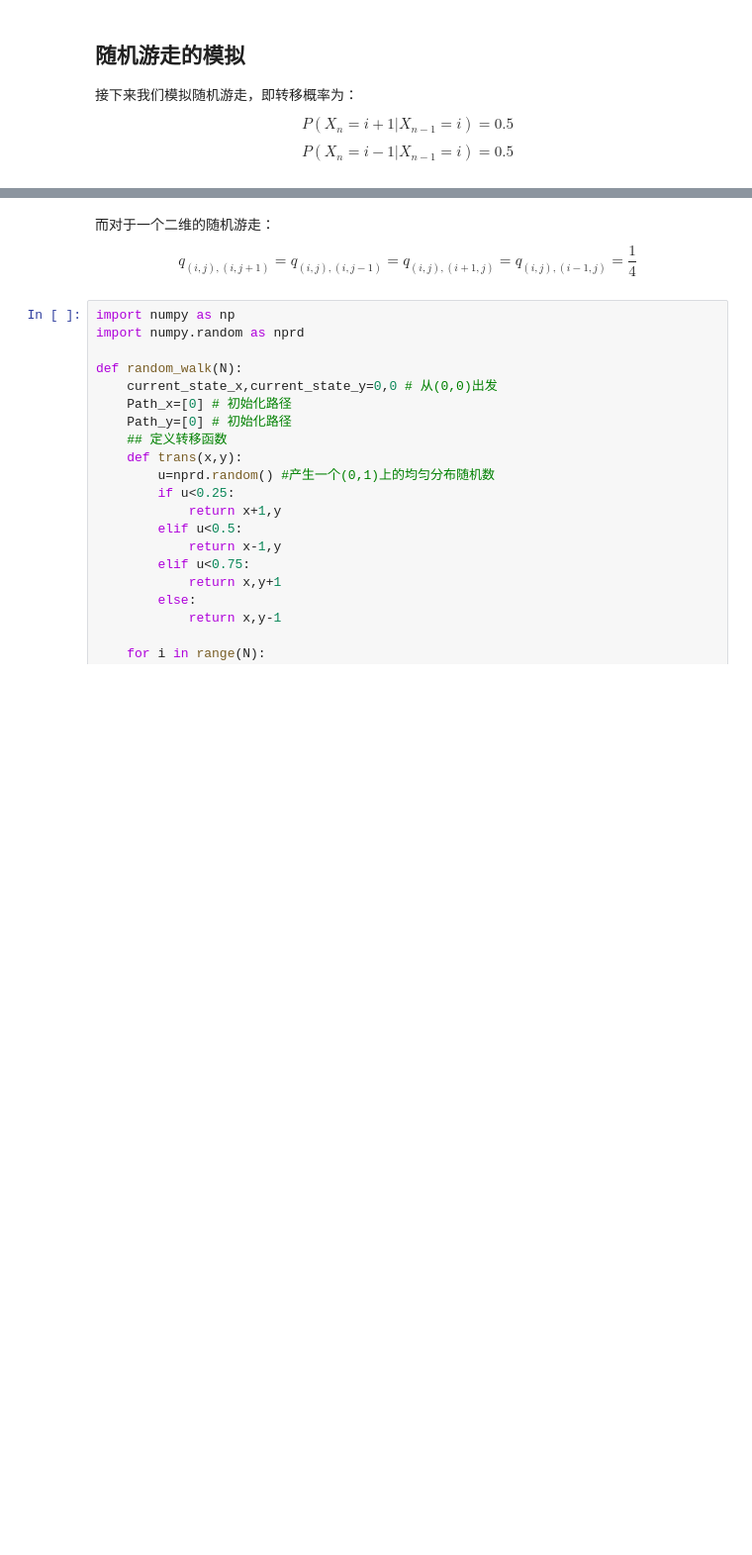
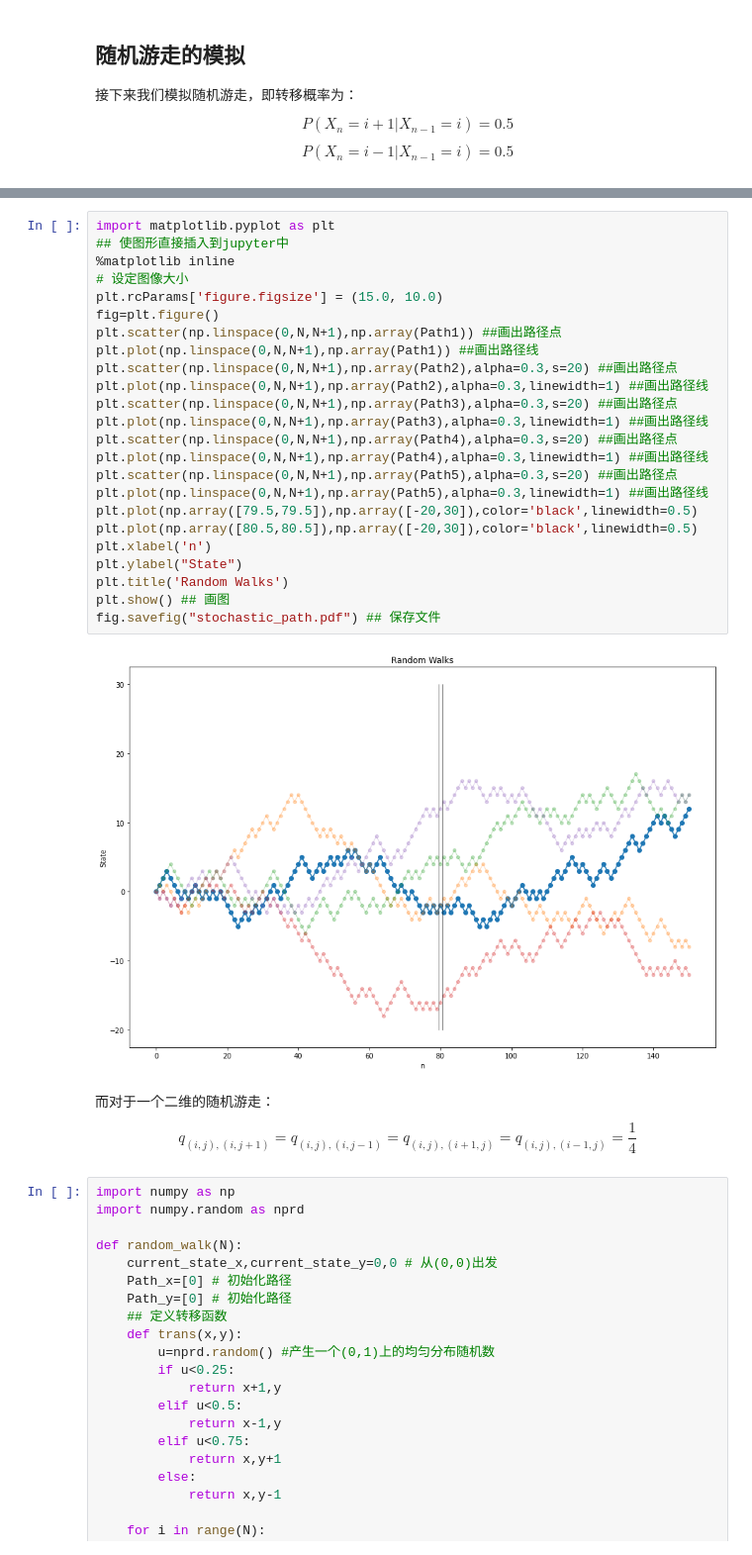
Before and after one commit to sijichun/MathStatsCode, a Jupyter notebook: notebook_python/DiscreteMarkov.ipynb, the cells around one changed output, grey strips where cells are left out. Shown at 99% size. Saved outputs shown, nothing was run; the diff lists cells and outputs as text; blank space fills up the shorter version.

Commit message:
modify style of path

```diff
--- a/notebook_python/DiscreteMarkov.ipynb
+++ b/notebook_python/DiscreteMarkov.ipynb
@@ -113,3 +113,29 @@ fig.savefig("markov_random_walk.pdf") ## 保存文件
+# %%
+import matplotlib.pyplot as plt
+## 使图形直接插入到jupyter中
+%matplotlib inline
+# 设定图像大小
+plt.rcParams['figure.figsize'] = (15.0, 10.0)
+fig=plt.figure()
+plt.scatter(np.linspace(0,N,N+1),np.array(Path1)) ##画出路径点
+plt.plot(np.linspace(0,N,N+1),np.array(Path1)) ##画出路径线
+plt.scatter(np.linspace(0,N,N+1),np.array(Path2),alpha=0.3,s=20) ##画出路径点
+plt.plot(np.linspace(0,N,N+1),np.array(Path2),alpha=0.3,linewidth=1) ##画出路径线
+plt.scatter(np.linspace(0,N,N+1),np.array(Path3),alpha=0.3,s=20) ##画出路径点
+plt.plot(np.linspace(0,N,N+1),np.array(Path3),alpha=0.3,linewidth=1) ##画出路径线
+plt.scatter(np.linspace(0,N,N+1),np.array(Path4),alpha=0.3,s=20) ##画出路径点
+plt.plot(np.linspace(0,N,N+1),np.array(Path4),alpha=0.3,linewidth=1) ##画出路径线
+plt.scatter(np.linspace(0,N,N+1),np.array(Path5),alpha=0.3,s=20) ##画出路径点
+plt.plot(np.linspace(0,N,N+1),np.array(Path5),alpha=0.3,linewidth=1) ##画出路径线
+plt.plot(np.array([79.5,79.5]),np.array([-20,30]),color='black',linewidth=0.5)
+plt.plot(np.array([80.5,80.5]),np.array([-20,30]),color='black',linewidth=0.5)
+plt.xlabel('n')
+plt.ylabel("State")
+plt.title('Random Walks')
+plt.show() ## 画图
+fig.savefig("stochastic_path.pdf") ## 保存文件
+# %% [output]
+[figure, added]
 # %% [markdown]
 而对于一个二维的随机游走：$$q_{\left(i,j\right),\left(i,j+1\right)}=q_{\left(i,j\right),\left(i,j-1\right)}=q_{\left(i,j\right),\left(i+1,j\right)}=q_{\left(i,j\right),\left(i-1,j\right)}=\frac{1}{4}$$
 # %%
```
Also changed, not shown: parts of 6 cells of this notebook.
